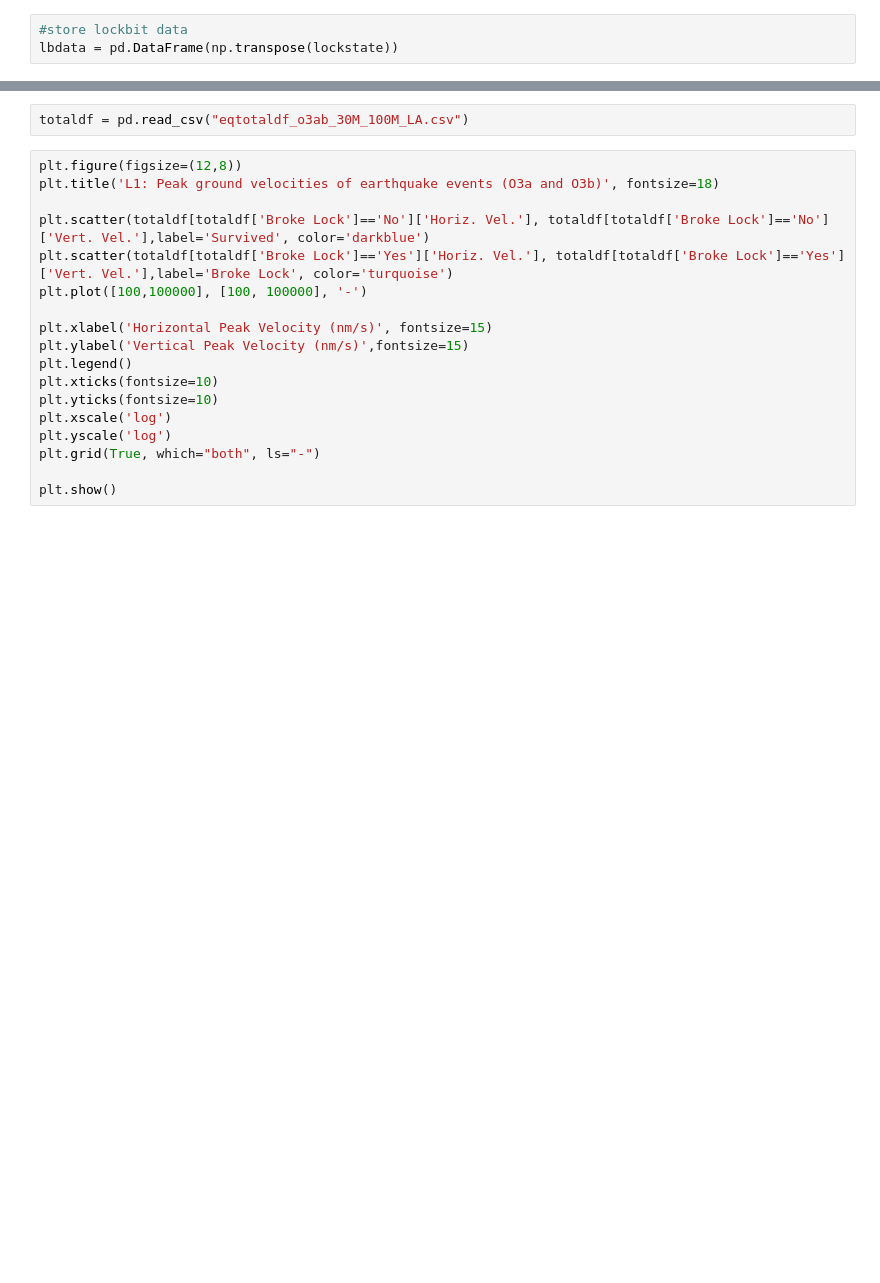
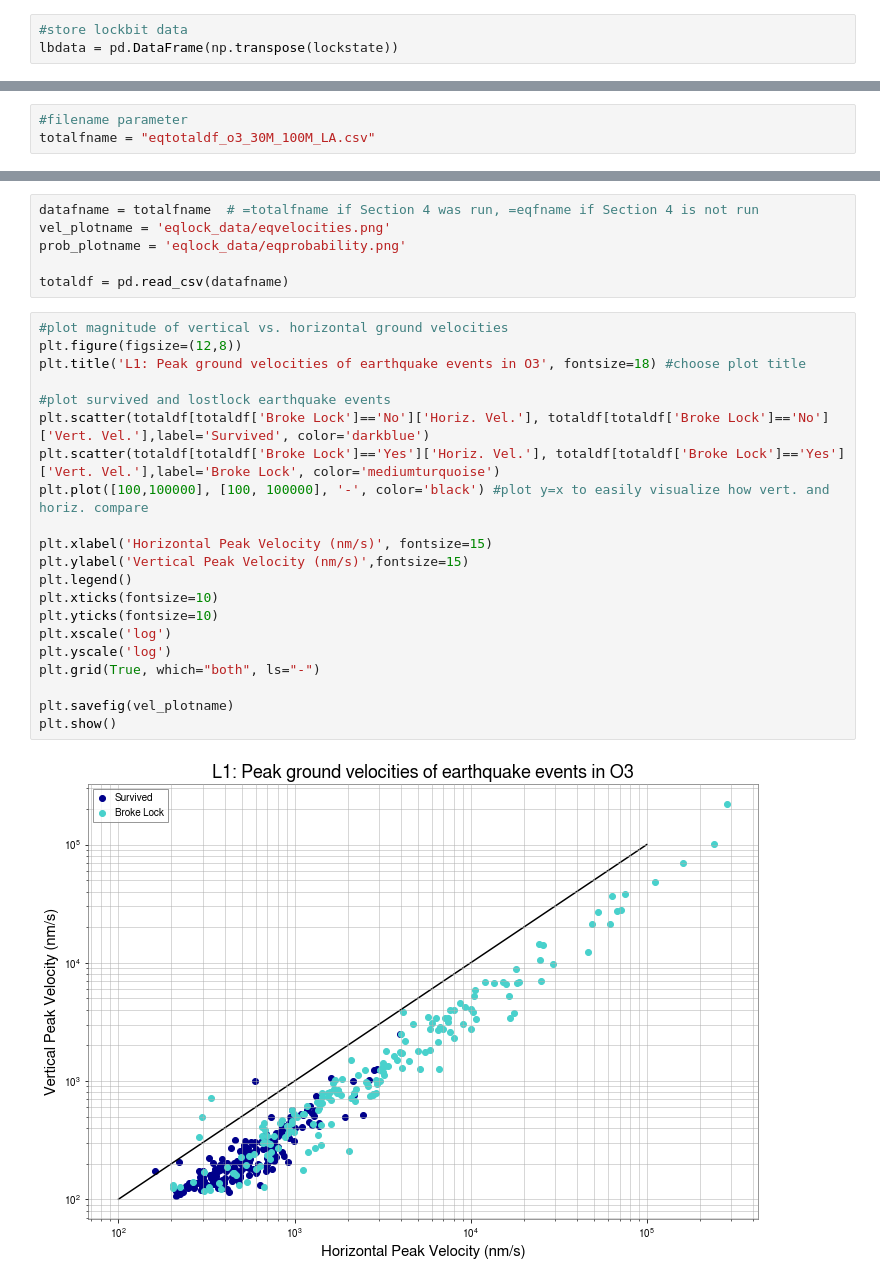
Before and after one commit to ashleypatron/eqlock, a Jupyter notebook: eqlock.ipynb, the cells around one changed output, grey strips where cells are left out. Drawn from its saved outputs; the diff is of its cells as text; blank space fills up the shorter version.

```diff
--- a/eqlock.ipynb
+++ b/eqlock.ipynb
@@ -205 +311,4 @@ eqtotaldf.to_csv("eqtotaldf_sep2019_30M_100M_LA.csv")
+# %%
+#filename parameter
+totalfname = "eqtotaldf_o3_30M_100M_LA.csv"
 # %%
@@ -224,21 +341,30 @@ o3ab_df.to_csv("eqtotaldf_o3ab_30M_100M_LA.csv")
 # %%
-totaldf = pd.read_csv("eqtotaldf_o3ab_30M_100M_LA.csv")
+datafname = totalfname  # =totalfname if Section 4 was run, =eqfname if Section 4 is not run
+vel_plotname = 'eqlock_data/eqvelocities.png'
+prob_plotname = 'eqlock_data/eqprobability.png'
+
+totaldf = pd.read_csv(datafname)
 # %%
+#plot magnitude of vertical vs. horizontal ground velocities
 plt.figure(figsize=(12,8))
-plt.title('L1: Peak ground velocities of earthquake events (O3a and O3b)', fontsize=18)
+plt.title('L1: Peak ground velocities of earthquake events in O3', fontsize=18) #choose plot title
 
+#plot survived and lostlock earthquake events
 plt.scatter(totaldf[totaldf['Broke Lock']=='No']['Horiz. Vel.'], totaldf[totaldf['Broke Lock']=='No']['Vert. Vel.'],label='Survived', color='darkblue')
-plt.scatter(totaldf[totaldf['Broke Lock']=='Yes']['Horiz. Vel.'], totaldf[totaldf['Broke Lock']=='Yes']['Vert. Vel.'],label='Broke Lock', color='turquoise')
-plt.plot([100,100000], [100, 100000], '-')
+plt.scatter(totaldf[totaldf['Broke Lock']=='Yes']['Horiz. Vel.'], totaldf[totaldf['Broke Lock']=='Yes']['Vert. Vel.'],label='Broke Lock', color='mediumturquoise')
+plt.plot([100,100000], [100, 100000], '-', color='black') #plot y=x to easily visualize how vert. and horiz. compare
 
 plt.xlabel('Horizontal Peak Velocity (nm/s)', fontsize=15)
 plt.ylabel('Vertical Peak Velocity (nm/s)',fontsize=15)
 plt.legend()
 plt.xticks(fontsize=10)
 plt.yticks(fontsize=10)
 plt.xscale('log')
 plt.yscale('log')
 plt.grid(True, which="both", ls="-")
 
+plt.savefig(vel_plotname)
 plt.show()
+# %% [output]
+[figure, added]
 # %%
```
Also changed, not shown: parts of 34 cells of this notebook.
